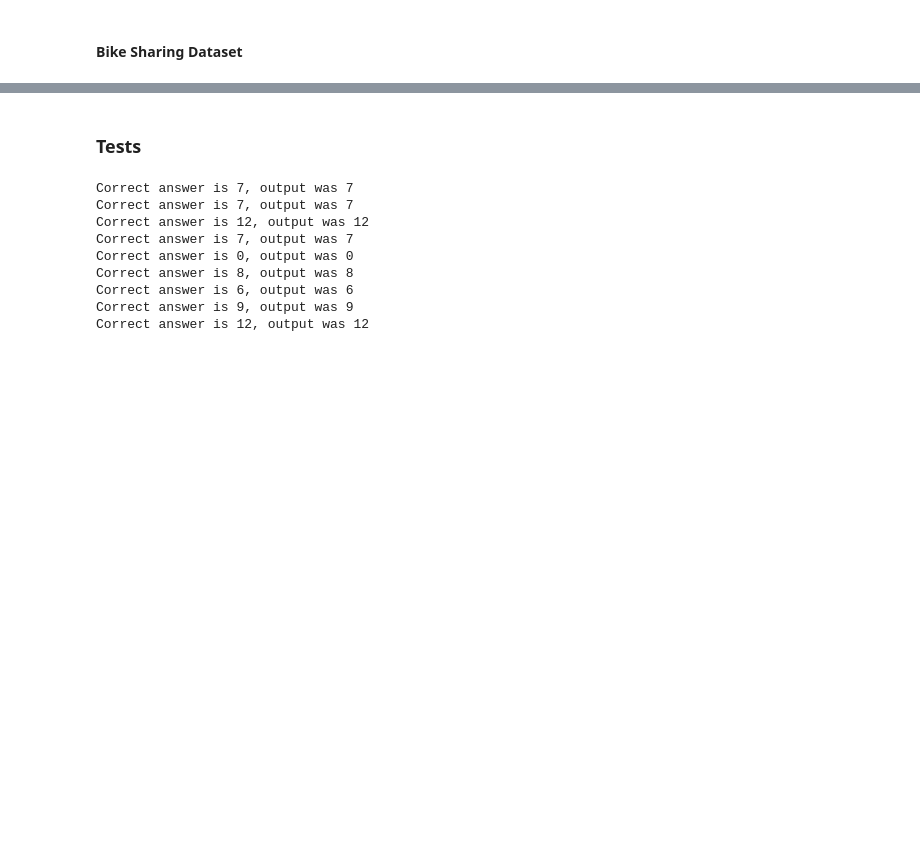
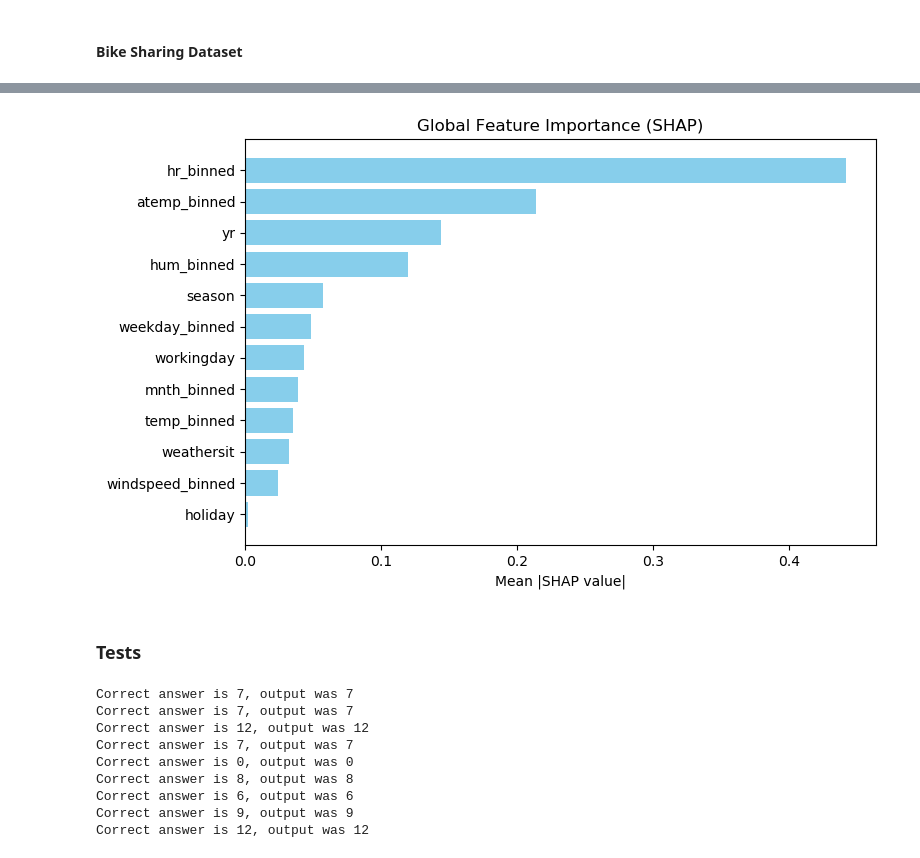
Before and after one commit to Andial66/FeatureUsefulness, a Jupyter notebook: Experiments.ipynb, the cells around one changed output, grey strips where cells are left out. Saved outputs shown, nothing was run; the diff lists cells and outputs as text; code cells hidden in the pictures; blank space fills up the shorter version.

```diff
--- a/Experiments.ipynb
+++ b/Experiments.ipynb
@@ -579,3 +643,77 @@ plt.savefig(f'bike_sharing_bins_{bins}.svg')
+# %%
+import shap
+
+bins = 4
+random_state = 420
+seed = 420
+leaves = bins*100
+max_depth = 10000
+
+df = bike_sharing_dataset.copy(deep=True)
+
+# Drop target column and unnecessary columns from X axis; set target column
+X = df.drop(["cnt"], axis=1)
+y = df["cnt"]
+
+# We booleanize the prediction by taking the median as a threshold
+median_value = np.median(y)
+y_binary = (y > median_value).astype(int)
+
+# We make all other features categorical
+features_to_bin = ["mnth", "hr", "weekday", "temp", "atemp", "hum", "windspeed"]
+kbins = KBinsDiscretizer(n_bins=bins, encode='ordinal', strategy='quantile')
+binned_data = kbins.fit_transform(X[features_to_bin])
+
+for idx, col in enumerate(features_to_bin):
+    df[col + "_binned"] = binned_data[:, idx].astype(int)
+
+X = df.drop(columns=features_to_bin + ["cnt"], axis=1)
+
+# Train/test split
+X_train, X_test, y_train, y_test = train_test_split(X, y_binary, test_size=0.2, random_state=seed)
+
+# Train a Decision Tree classifier
+clf = DecisionTreeClassifier(random_state=random_state, max_depth=max_depth, max_leaf_nodes=leaves)
+clf.fit(X_train, y_train)
+
+# Evaluate the classifier
+y_pred = clf.predict(X_test)
+accuracy = accuracy_score(y_test, y_pred)
+
+features_to_domain = {}
+for feat in features_to_bin:
+    features_to_domain[feat + "_binned"] = (0, bins-1)
+
+features_to_domain["season"] = (0, 1)
+features_to_domain["yr"] = (0, 1)
+features_to_domain["holiday"] = (0, 1)
+features_to_domain["workingday"] = (0, 1)
+features_to_domain["weathersit"] = (0, 4)
+
+explainer = shap.Explainer(clf, X_train)
+shap_values = explainer(X_train)
+
+mean_abs_shap = np.abs(shap_values.values).mean(axis=0)
+
+# If classification: take one class or sum across classes
+if len(mean_abs_shap.shape) == 2:
+    # Shape is (n_features, n_classes) → sum across classes
+    mean_abs_shap = mean_abs_shap.sum(axis=1)
+
+# Sort features by importance
+sorted_indices = np.argsort(mean_abs_shap)[::-1]
+sorted_shap = mean_abs_shap[sorted_indices]
+sorted_names = np.array(list(X_train.keys()))[sorted_indices]
+
+# Plot
+plt.figure(figsize=(8, 5))
+plt.barh(sorted_names[::-1], sorted_shap[::-1], color="skyblue")
+plt.xlabel("Mean |SHAP value|")
+plt.title("Global Feature Importance (SHAP)")
+plt.tight_layout()
+plt.show()
+# %% [output]
+[figure, added]
 # %% [markdown]
 ### Tests
 # %%
```
Also changed, not shown: parts of 10 cells of this notebook, 34 other files.
